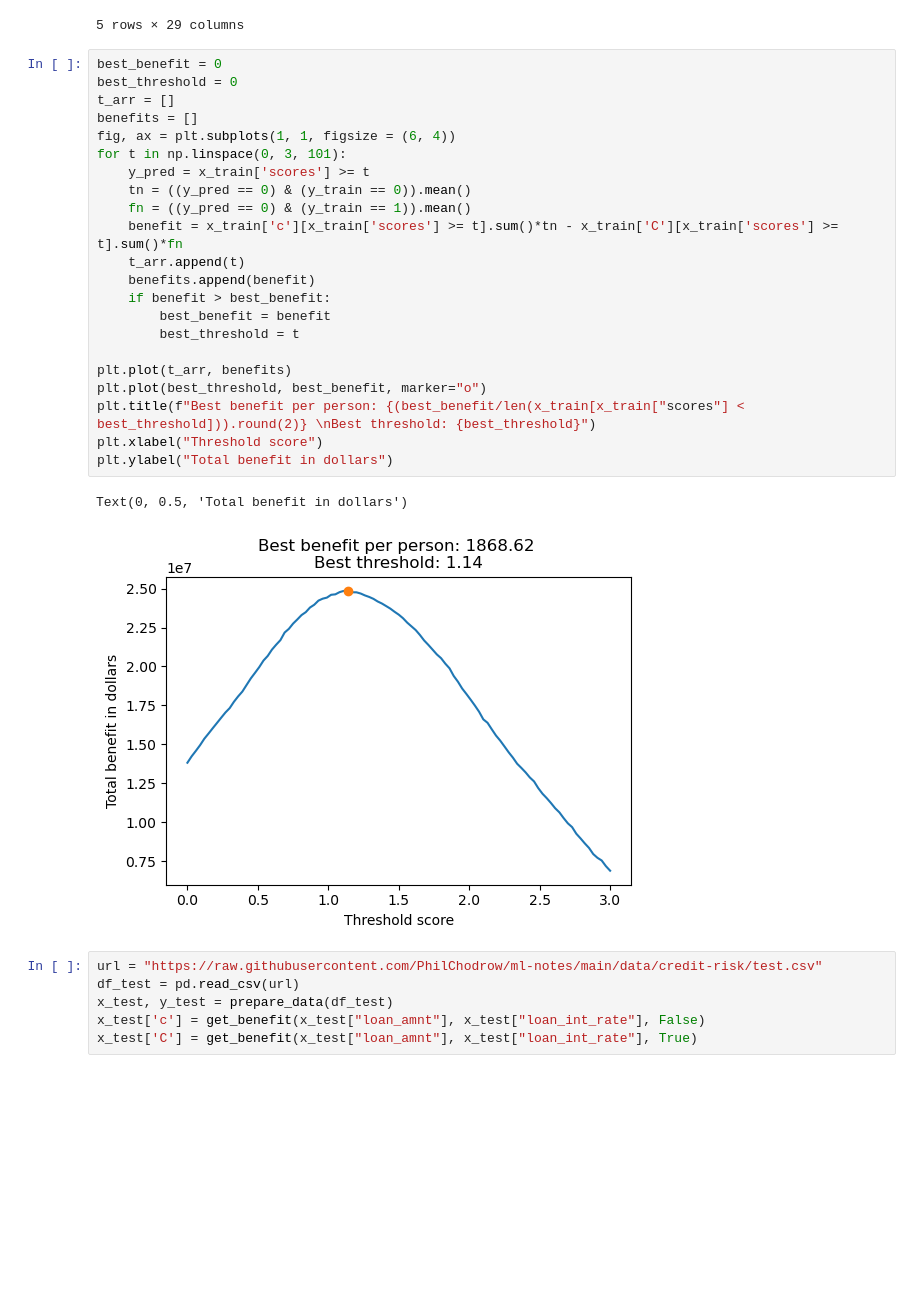
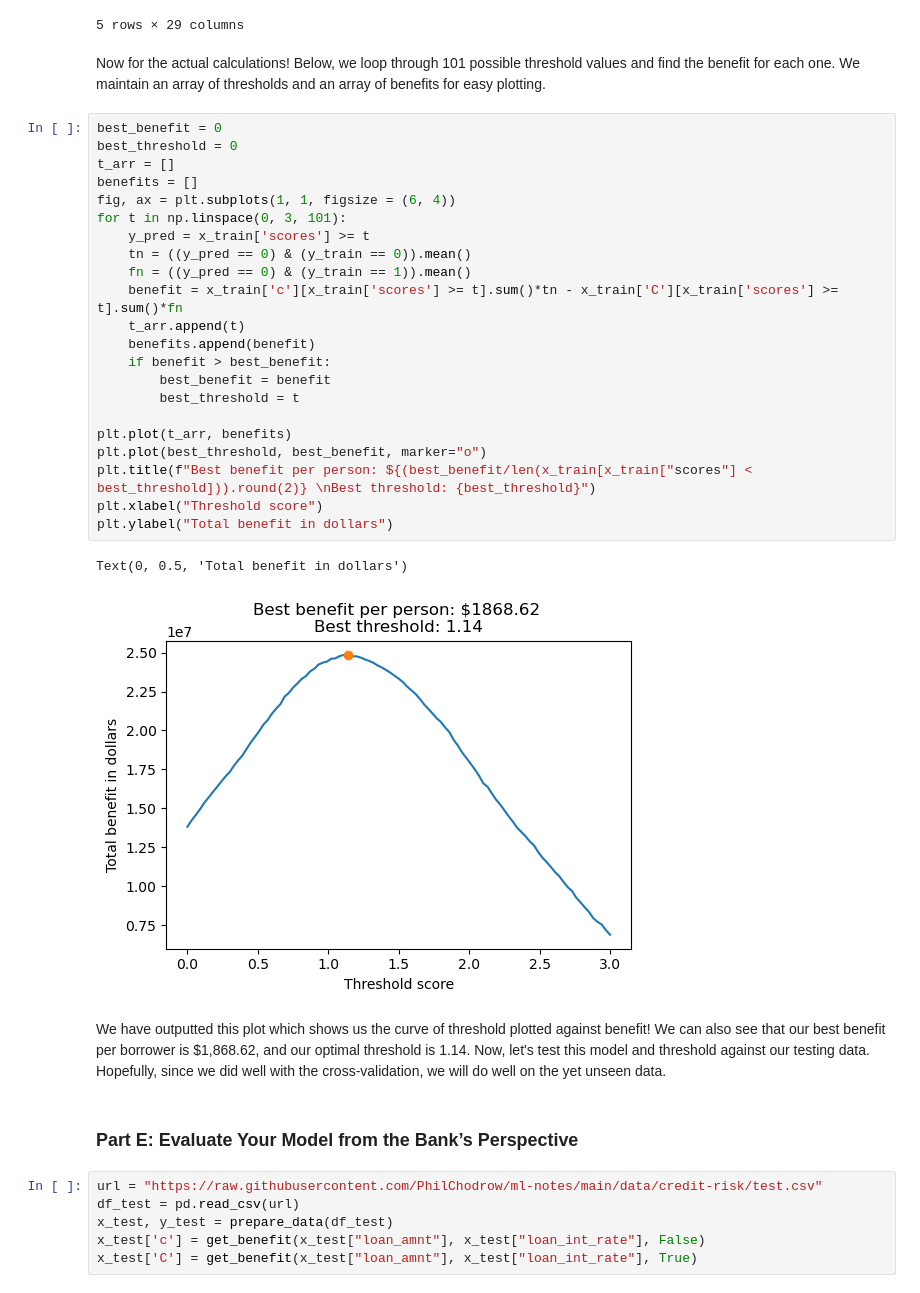
Before and after one commit to ellisterling/ellisterling.github.io, a Jupyter notebook: posts/ADS/index.ipynb, the cells around one changed output. Cells and saved outputs as stored; diff of their text form; blank space fills up the shorter version.

```diff
--- a/posts/ADS/index.ipynb
+++ b/posts/ADS/index.ipynb
@@ -226,31 +238,37 @@ x_train.head()
 | 4 | 29 | 53004 | 2.0 | 15000 | 9.63 | 0.28 | ... |
 | 6 | 21 | 21700 | 2.0 | 5500 | 14.91 | 0.25 | ... |
 5 rows × 29 columns
+# %% [markdown]
+Now for the actual calculations! Below, we loop through 101 possible threshold values and find the benefit for each one. We maintain an array of thresholds and an array of benefits for easy plotting.
 # %%
 best_benefit = 0
 best_threshold = 0
 t_arr = []
 benefits = []
 fig, ax = plt.subplots(1, 1, figsize = (6, 4))
 for t in np.linspace(0, 3, 101):
     y_pred = x_train['scores'] >= t
     tn = ((y_pred == 0) & (y_train == 0)).mean()
     fn = ((y_pred == 0) & (y_train == 1)).mean()
     benefit = x_train['c'][x_train['scores'] >= t].sum()*tn - x_train['C'][x_train['scores'] >= t].sum()*fn
     t_arr.append(t)
     benefits.append(benefit)
     if benefit > best_benefit:
         best_benefit = benefit
         best_threshold = t
 
 plt.plot(t_arr, benefits)
 plt.plot(best_threshold, best_benefit, marker="o")
-plt.title(f"Best benefit per person: {(best_benefit/len(x_train[x_train["scores"] < best_threshold])).round(2)} \nBest threshold: {best_threshold}")
+plt.title(f"Best benefit per person: ${(best_benefit/len(x_train[x_train["scores"] < best_threshold])).round(2)} \nBest threshold: {best_threshold}")
 plt.xlabel("Threshold score")
 plt.ylabel("Total benefit in dollars")
 # %% [output]
 Text(0, 0.5, 'Total benefit in dollars')
-[figure, old version]
+[figure, new version]
+# %% [markdown]
+We have outputted this plot which shows us the curve of threshold plotted against benefit! We can also see that our best benefit per borrower is $1,868.62, and our optimal threshold is 1.14. Now, let's test this model and threshold against our testing data. Hopefully, since we did well with the cross-validation, we will do well on the yet unseen data.
+# %% [markdown]
+### **Part E: Evaluate Your Model from the Bank’s Perspective**
 # %%
 url = "https://raw.githubusercontent.com/PhilChodrow/ml-notes/main/data/credit-risk/test.csv"
 df_test = pd.read_csv(url)
```
Also changed, not shown: parts of 27 cells of this notebook, 6 other files.
